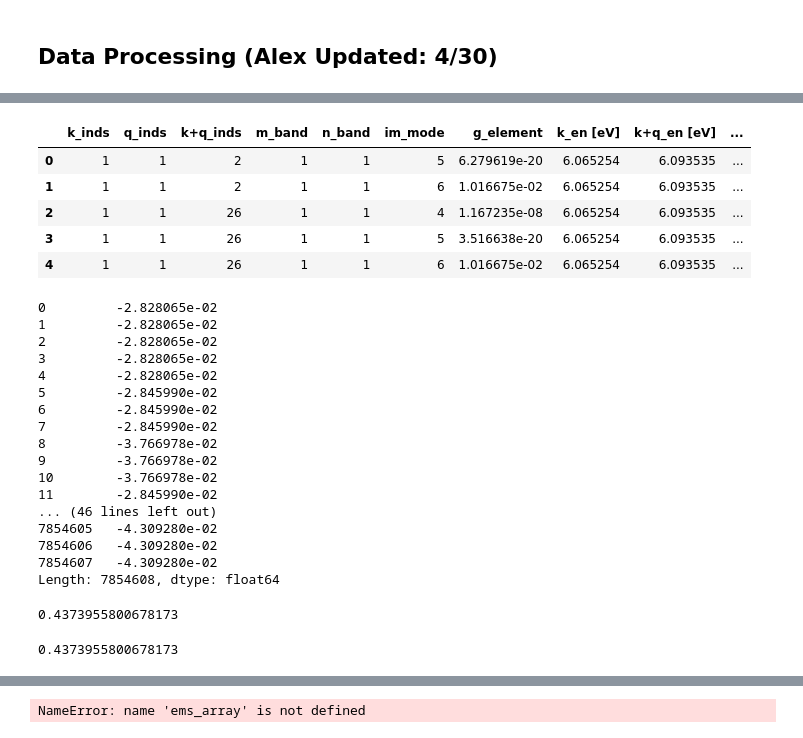
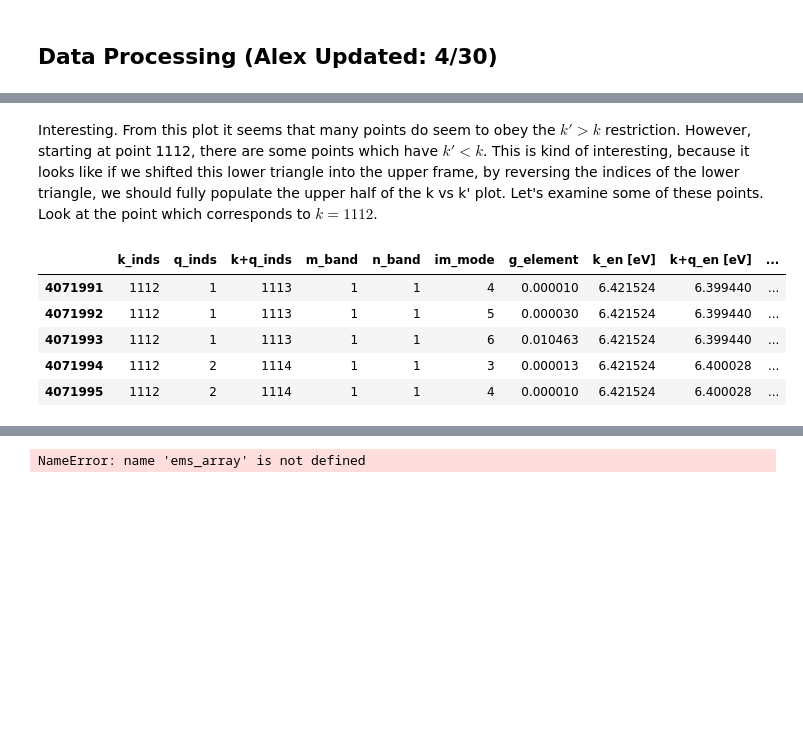
Before and after one commit to alexanderychoi/linear_boltzmann, a Jupyter notebook: data_processing_4_19.ipynb, the cells around one changed output, grey strips where cells are left out. Saved outputs shown, nothing was run; the diff lists cells and outputs as text; code cells hidden in the pictures; blank space fills up the shorter version.

```diff
--- a/data_processing_4_19.ipynb
+++ b/data_processing_4_19.ipynb
@@ -902,37 +953,11 @@ np.min(g_df['g_element'].values)
+# %% [markdown]
+Interesting. From this plot it seems that many points do seem to obey the $k' > k$ restriction. However, starting at point 1112, there are some points which have $k' < k$. This is kind of interesting, because it looks like if we shifted this lower triangle into the upper frame, by reversing the indices of the lower triangle, we should fully populate the upper half of the k vs k' plot. Let's examine some of these points. Look at the point which corresponds to $k=1112$.
 # %%
-g_df.head()
+g_df.loc[(g_df['k_inds']==1112)].head()
 # %% [output]
 |  | k_inds | q_inds | k+q_inds | m_band | n_band | im_mode | g_element | k_en [eV] | k+q_en [eV] | ... |
-| 0 | 1 | 1 | 2 | 1 | 1 | 5 | 6.279619e-20 | 6.065254 | 6.093535 | ... |
-| 1 | 1 | 1 | 2 | 1 | 1 | 6 | 1.016675e-02 | 6.065254 | 6.093535 | ... |
-| 2 | 1 | 1 | 26 | 1 | 1 | 4 | 1.167235e-08 | 6.065254 | 6.093535 | ... |
-| 3 | 1 | 1 | 26 | 1 | 1 | 5 | 3.516638e-20 | 6.065254 | 6.093535 | ... |
-| 4 | 1 | 1 | 26 | 1 | 1 | 6 | 1.016675e-02 | 6.065254 | 6.093535 | ... |
+| 4071991 | 1112 | 1 | 1113 | 1 | 1 | 4 | 0.000010 | 6.421524 | 6.399440 | ... |
+| 4071992 | 1112 | 1 | 1113 | 1 | 1 | 5 | 0.000030 | 6.421524 | 6.399440 | ... |
+| 4071993 | 1112 | 1 | 1113 | 1 | 1 | 6 | 0.010463 | 6.421524 | 6.399440 | ... |
+| 4071994 | 1112 | 2 | 1114 | 1 | 1 | 3 | 0.000013 | 6.421524 | 6.400028 | ... |
+| 4071995 | 1112 | 2 | 1114 | 1 | 1 | 4 | 0.000010 | 6.421524 | 6.400028 | ... |
-# %%
-g_df['k_en [eV]'] - g_df['k+q_en [eV]']
-# %% [output]
-0         -2.828065e-02
-1         -2.828065e-02
-2         -2.828065e-02
-3         -2.828065e-02
-4         -2.828065e-02
-5         -2.845990e-02
-6         -2.845990e-02
-7         -2.845990e-02
-8         -3.766978e-02
-9         -3.766978e-02
-10        -3.766978e-02
-11        -2.845990e-02
-... (46 lines left out)
-7854605   -4.309280e-02
-7854606   -4.309280e-02
-7854607   -4.309280e-02
-Length: 7854608, dtype: float64
-# %%
-np.max(g_df['k_en [eV]'])-np.min(g_df['k_en [eV]'])
-# %% [output]
-0.4373955800678173
-# %%
-(np.max(enk_df['energy [Ryd]'])-np.min(enk_df['energy [Ryd]']))*13.6056980659
-# %% [output]
-0.4373955800678173
```
Also changed, not shown: parts of 36 cells of this notebook.
